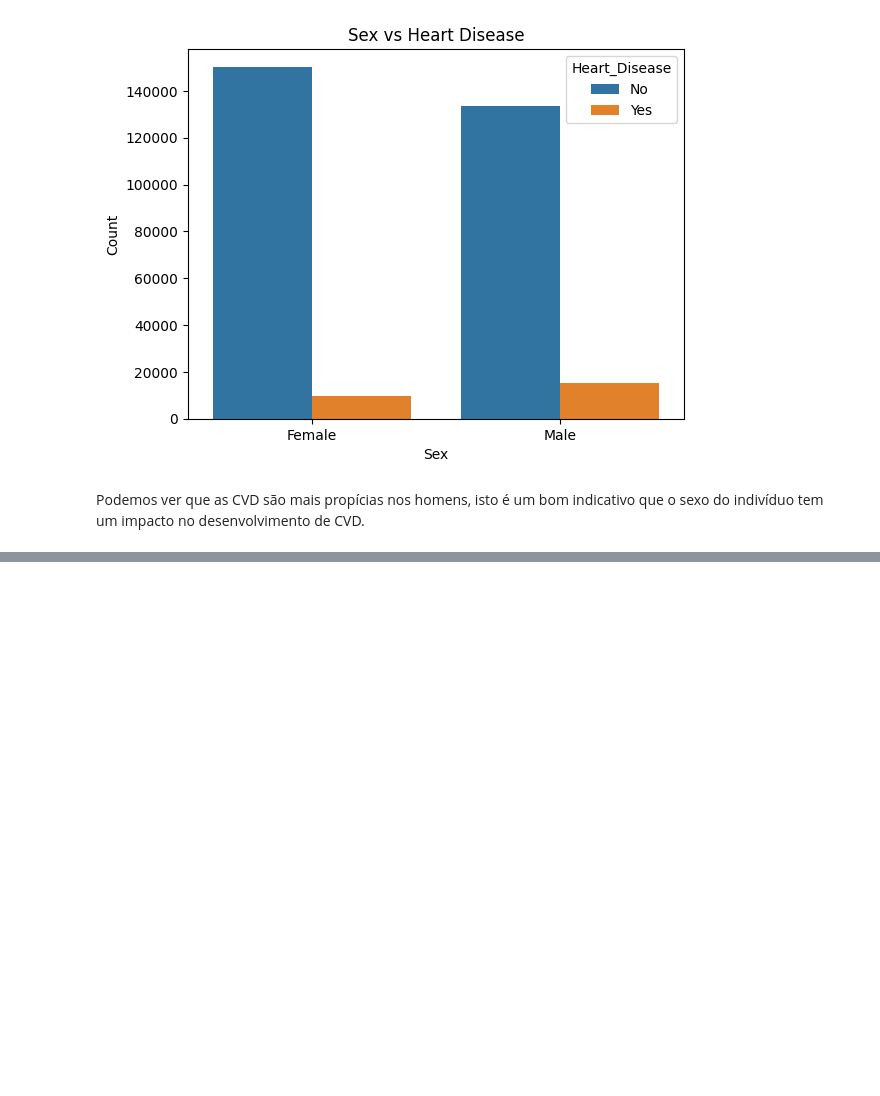
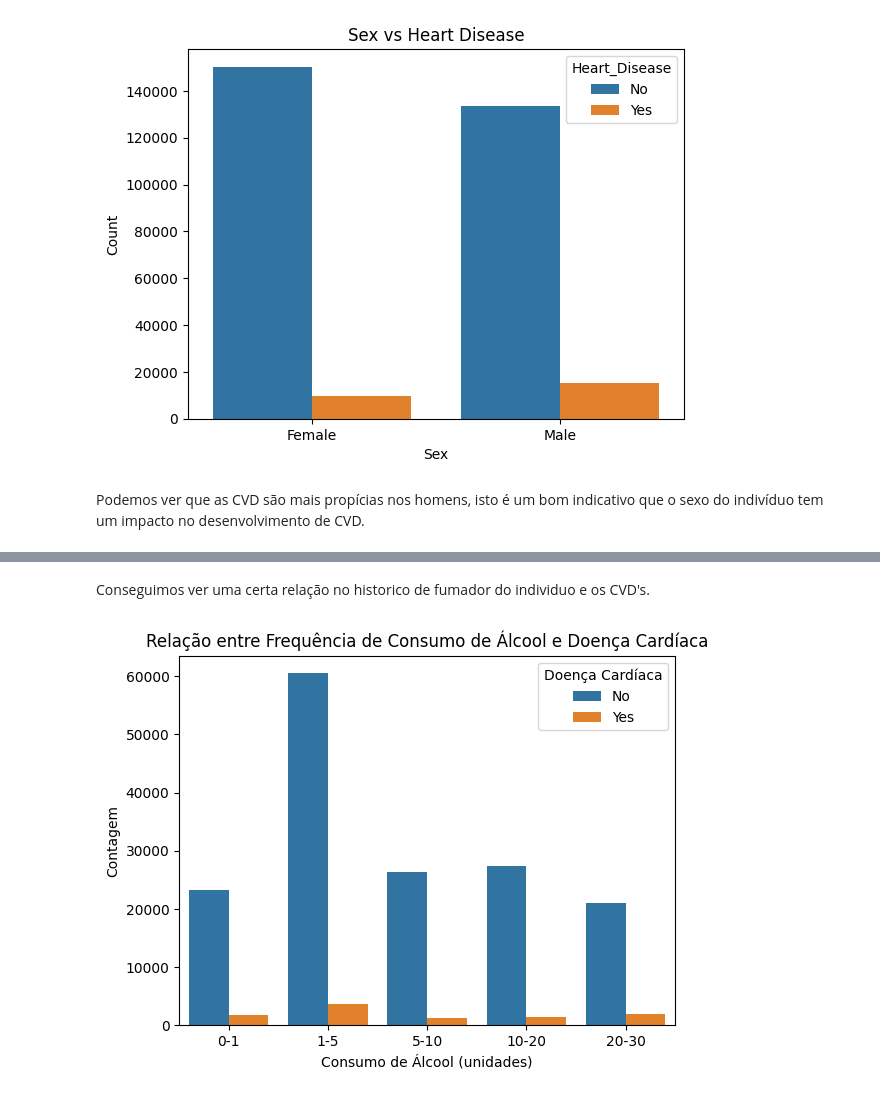
Before and after one commit to tjpoa/ProjetoIAA, a Jupyter notebook: notebooks/DataUnderstanding.ipynb, the cells around one changed output, grey strips where cells are left out. Cells and saved outputs as stored; diff of their text form; code cells hidden in the pictures; blank space fills up the shorter version.

```diff
--- a/notebooks/DataUnderstanding.ipynb
+++ b/notebooks/DataUnderstanding.ipynb
@@ -303,0 +339,13 @@ plt.show()
+# %% [markdown]
+Conseguimos ver uma certa relação no historico de fumador do individuo e os CVD's.
+# %%
+
+# Plotar gráfico de barras para a relação entre frequência de consumo de álcool e doença cardíaca
+sns.countplot(data=cvd_df, x='Alcohol_Consumption_Binned', hue='Heart_Disease')
+plt.title('Relação entre Frequência de Consumo de Álcool e Doença Cardíaca')
+plt.xlabel('Consumo de Álcool (unidades)')
+plt.ylabel('Contagem')
+plt.legend(title='Doença Cardíaca')
+plt.show()
+# %% [output]
+[figure, added]
```
Also changed, not shown: parts of 7 cells of this notebook, 9 other files.
